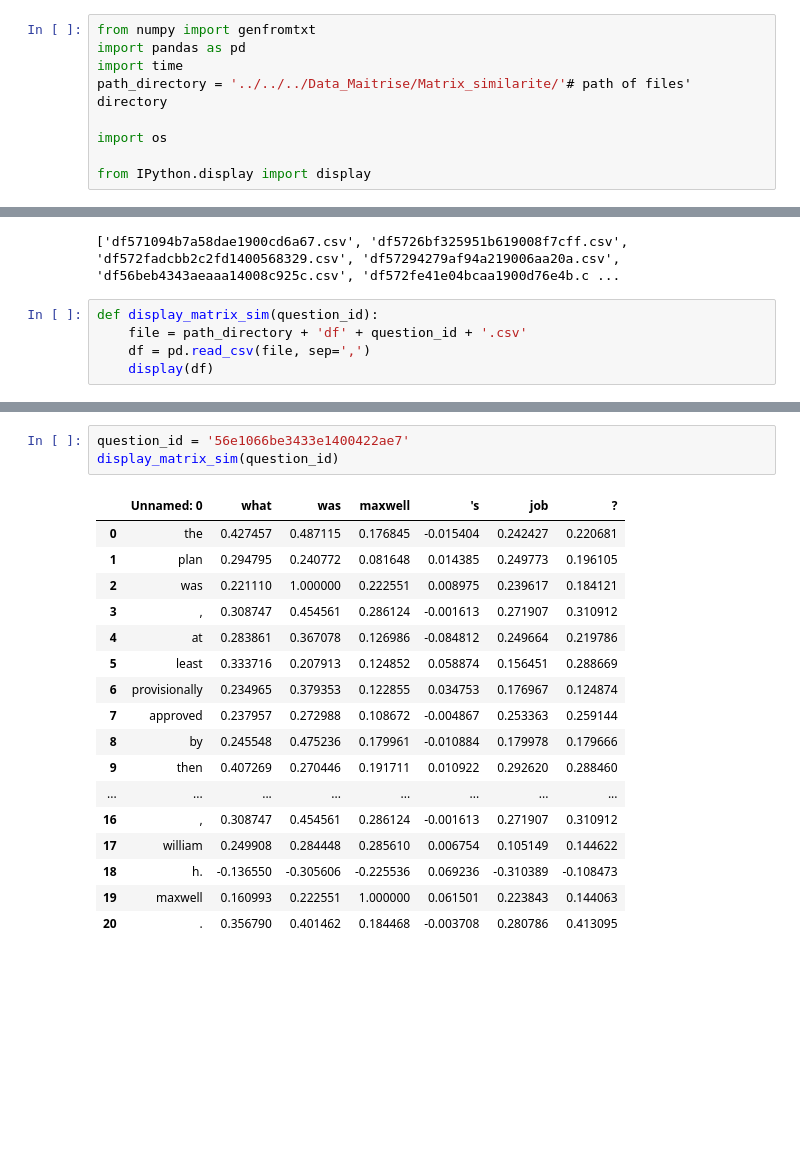
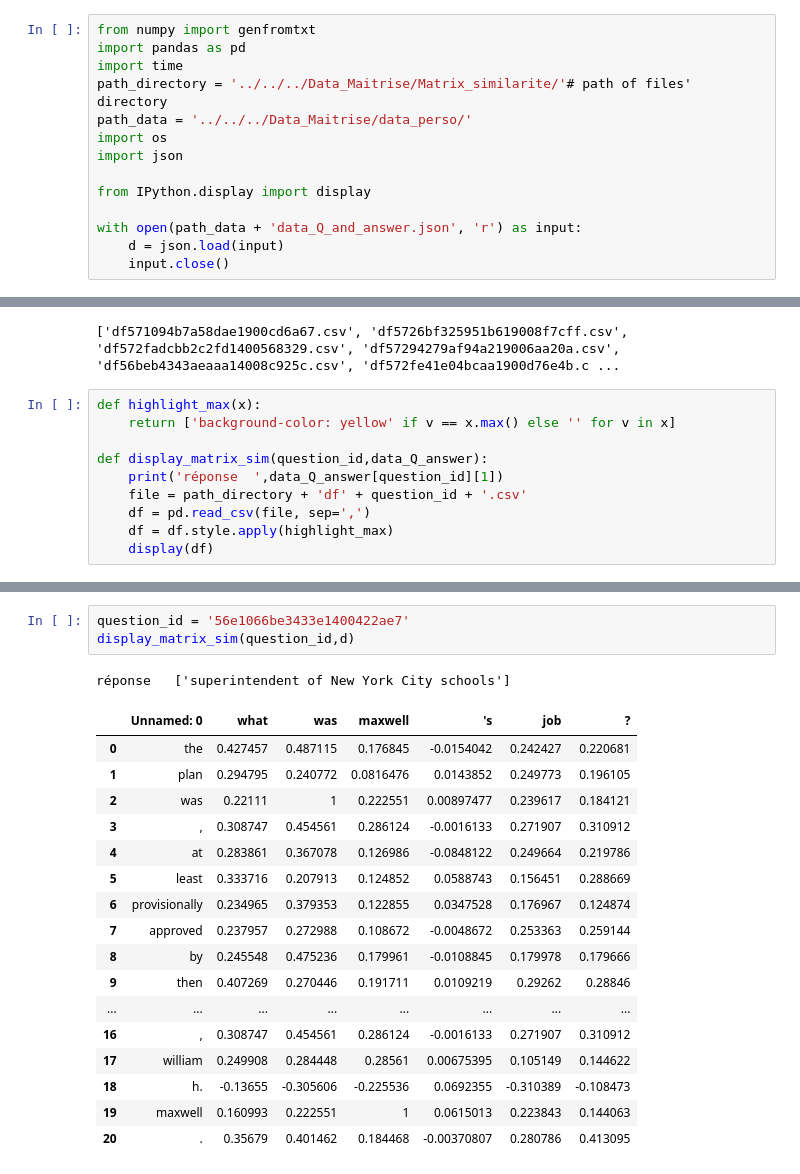
Before and after one commit to ilan006/Maitrise, a Jupyter notebook: extrac_sentence/matrix_similarities/diplay_matrix.ipynb, the cells around one changed output, grey strips where cells are left out. Cells and saved outputs as stored; diff of their text form; blank space fills up the shorter version.

```diff
--- a/extrac_sentence/matrix_similarities/diplay_matrix.ipynb
+++ b/extrac_sentence/matrix_similarities/diplay_matrix.ipynb
@@ -3,18 +3,28 @@ from numpy import genfromtxt
 import pandas as pd
 import time
 path_directory = '../../../Data_Maitrise/Matrix_similarite/'# path of files' directory
-
+path_data = '../../../Data_Maitrise/data_perso/'
 import os
+import json
 
 from IPython.display import display
+
+with open(path_data + 'data_Q_and_answer.json', 'r') as input:
+    d = json.load(input)
+    input.close()
 # %%
 print(files)
 # %% [output]
 ['df571094b7a58dae1900cd6a67.csv', 'df5726bf325951b619008f7cff.csv', 'df572fadcbb2c2fd1400568329.csv', 'df57294279af94a219006aa20a.csv', 'df56beb4343aeaaa14008c925c.csv', 'df572fe41e04bcaa1900d76e4b.c ...
 # %%
-def display_matrix_sim(question_id):
+def highlight_max(x):
+    return ['background-color: yellow' if v == x.max() else '' for v in x]
+
+def display_matrix_sim(question_id,data_Q_answer):
+    print('réponse  ',data_Q_answer[question_id][1])
     file = path_directory + 'df' + question_id + '.csv'
     df = pd.read_csv(file, sep=',')
+    df = df.style.apply(highlight_max)
     display(df)
 # %%
 question_id = '571094b7a58dae1900cd6a67'
@@ -83,23 +96,24 @@ display_matrix_sim(question_id)
 # %%
 question_id = '56e1066be3433e1400422ae7'
-display_matrix_sim(question_id)
+display_matrix_sim(question_id,d)
 # %% [output]
+réponse   ['superintendent of New York City schools']
 |  | Unnamed: 0 | what | was | maxwell | 's | job | ? |
-| 0 | the | 0.427457 | 0.487115 | 0.176845 | -0.015404 | 0.242427 | 0.220681 |
-| 1 | plan | 0.294795 | 0.240772 | 0.081648 | 0.014385 | 0.249773 | 0.196105 |
-| 2 | was | 0.221110 | 1.000000 | 0.222551 | 0.008975 | 0.239617 | 0.184121 |
-| 3 | , | 0.308747 | 0.454561 | 0.286124 | -0.001613 | 0.271907 | 0.310912 |
-| 4 | at | 0.283861 | 0.367078 | 0.126986 | -0.084812 | 0.249664 | 0.219786 |
-| 5 | least | 0.333716 | 0.207913 | 0.124852 | 0.058874 | 0.156451 | 0.288669 |
-| 6 | provisionally | 0.234965 | 0.379353 | 0.122855 | 0.034753 | 0.176967 | 0.124874 |
-| 7 | approved | 0.237957 | 0.272988 | 0.108672 | -0.004867 | 0.253363 | 0.259144 |
-| 8 | by | 0.245548 | 0.475236 | 0.179961 | -0.010884 | 0.179978 | 0.179666 |
-| 9 | then | 0.407269 | 0.270446 | 0.191711 | 0.010922 | 0.292620 | 0.288460 |
+| 0 | the | 0.427457 | 0.487115 | 0.176845 | -0.0154042 | 0.242427 | 0.220681 |
+| 1 | plan | 0.294795 | 0.240772 | 0.0816476 | 0.0143852 | 0.249773 | 0.196105 |
+| 2 | was | 0.22111 | 1 | 0.222551 | 0.00897477 | 0.239617 | 0.184121 |
+| 3 | , | 0.308747 | 0.454561 | 0.286124 | -0.0016133 | 0.271907 | 0.310912 |
+| 4 | at | 0.283861 | 0.367078 | 0.126986 | -0.0848122 | 0.249664 | 0.219786 |
+| 5 | least | 0.333716 | 0.207913 | 0.124852 | 0.0588743 | 0.156451 | 0.288669 |
+| 6 | provisionally | 0.234965 | 0.379353 | 0.122855 | 0.0347528 | 0.176967 | 0.124874 |
+| 7 | approved | 0.237957 | 0.272988 | 0.108672 | -0.0048672 | 0.253363 | 0.259144 |
+| 8 | by | 0.245548 | 0.475236 | 0.179961 | -0.0108845 | 0.179978 | 0.179666 |
+| 9 | then | 0.407269 | 0.270446 | 0.191711 | 0.0109219 | 0.29262 | 0.28846 |
 | ... | ... | ... | ... | ... | ... | ... | ... |
-| 16 | , | 0.308747 | 0.454561 | 0.286124 | -0.001613 | 0.271907 | 0.310912 |
-| 17 | william | 0.249908 | 0.284448 | 0.285610 | 0.006754 | 0.105149 | 0.144622 |
-| 18 | h. | -0.136550 | -0.305606 | -0.225536 | 0.069236 | -0.310389 | -0.108473 |
-| 19 | maxwell | 0.160993 | 0.222551 | 1.000000 | 0.061501 | 0.223843 | 0.144063 |
-| 20 | . | 0.356790 | 0.401462 | 0.184468 | -0.003708 | 0.280786 | 0.413095 |
+| 16 | , | 0.308747 | 0.454561 | 0.286124 | -0.0016133 | 0.271907 | 0.310912 |
+| 17 | william | 0.249908 | 0.284448 | 0.28561 | 0.00675395 | 0.105149 | 0.144622 |
+| 18 | h. | -0.13655 | -0.305606 | -0.225536 | 0.0692355 | -0.310389 | -0.108473 |
+| 19 | maxwell | 0.160993 | 0.222551 | 1 | 0.0615013 | 0.223843 | 0.144063 |
+| 20 | . | 0.35679 | 0.401462 | 0.184468 | -0.00370807 | 0.280786 | 0.413095 |
 # %%
 question_id = '5727213c708984140094da35'
```
Also changed, not shown: parts of 5 cells of this notebook, 7 other files.
